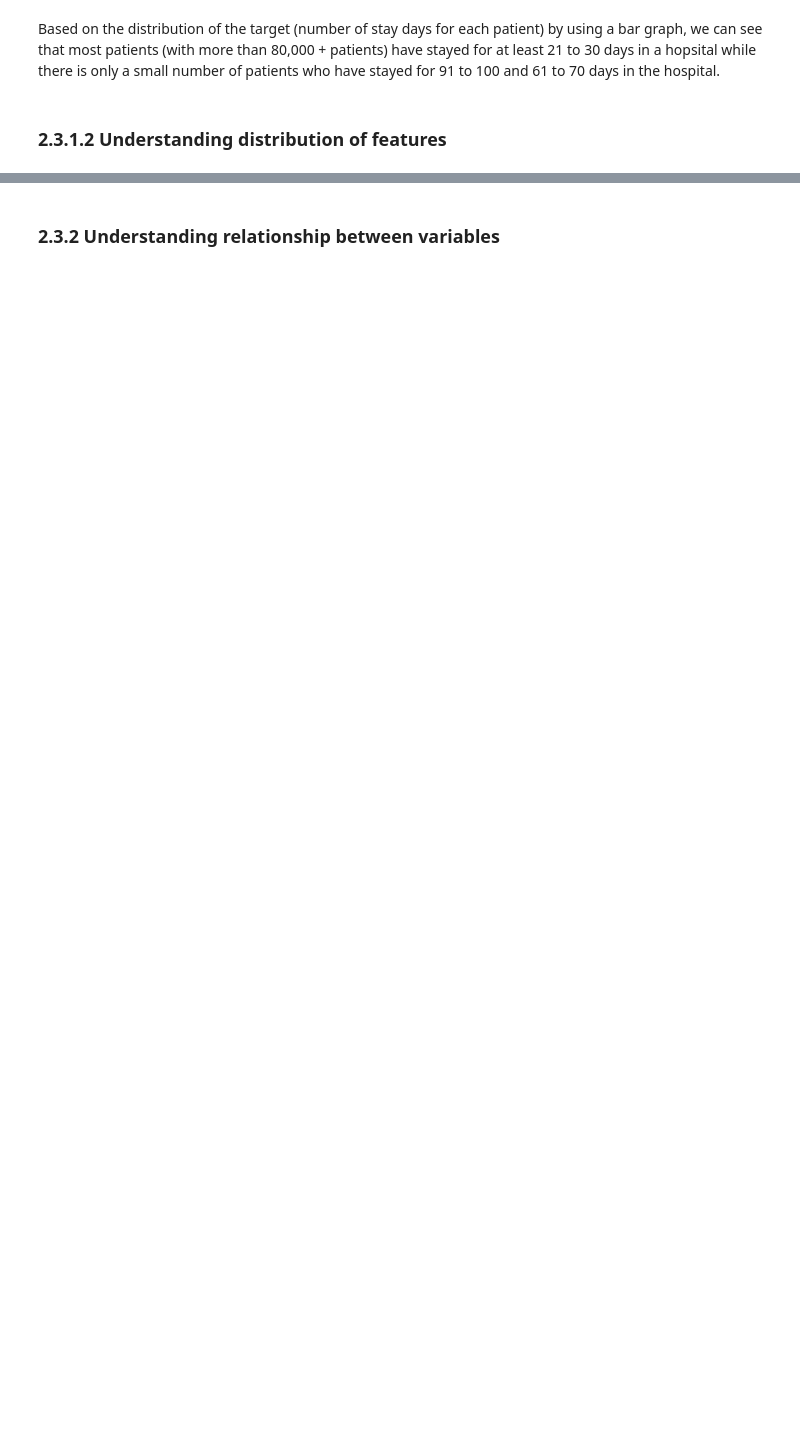
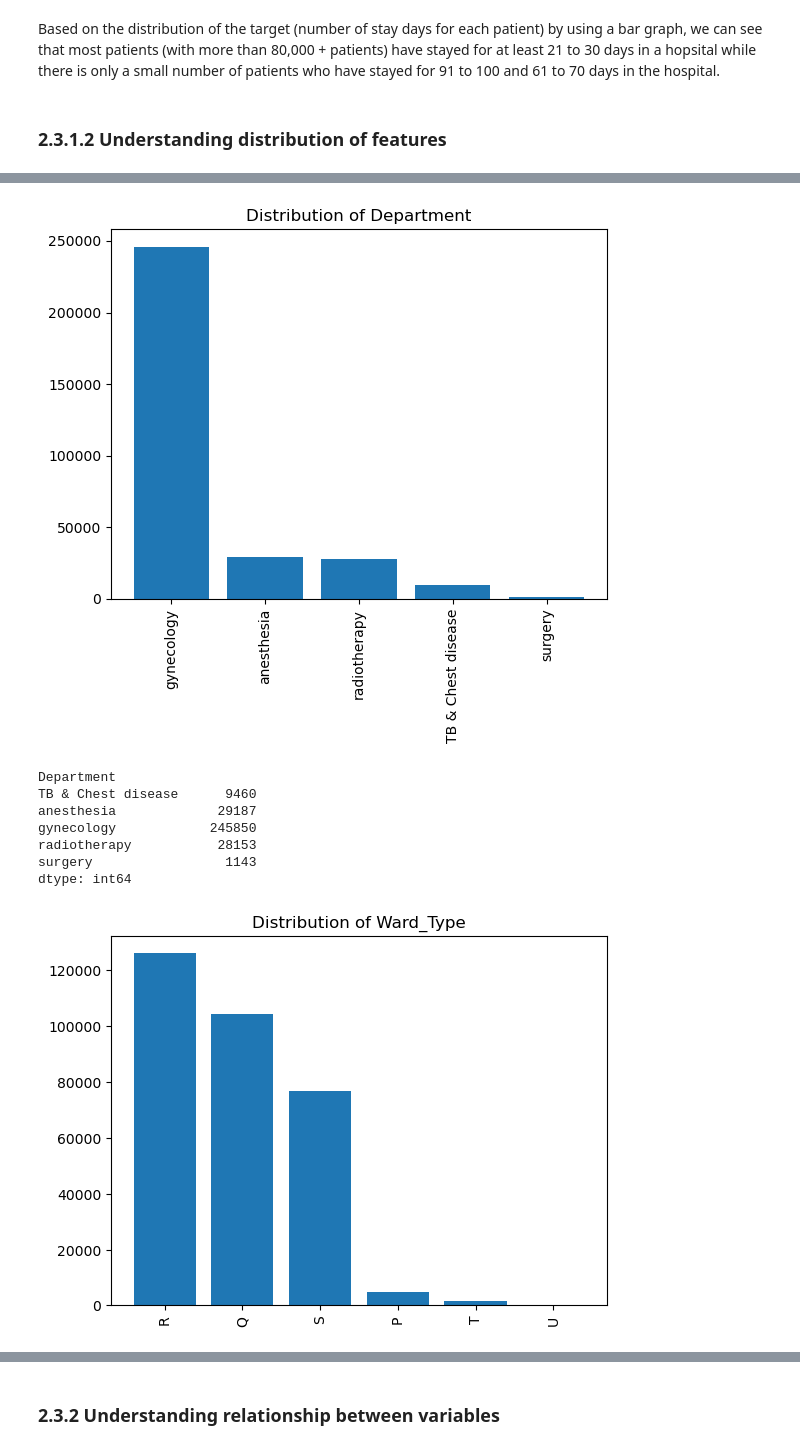
Before and after one commit to codex-Eso/Machine-Learning, a Jupyter notebook: Esmond_Submission_Code.ipynb, the cells around one changed output, grey strips where cells are left out. Cells and saved outputs as stored; diff of their text form; code cells hidden in the pictures; blank space fills up the shorter version.

```diff
--- a/Esmond_Submission_Code.ipynb
+++ b/Esmond_Submission_Code.ipynb
@@ -186,0 +298,4 @@ features
+# %%
+features = features.drop(['City_Code_Patient'], axis=1)
+features
+#after looking at the city_code_patient columns, I realized that is a lot of values I would have to one-hot encoding, which could affect memory cause my dataset quite large and it causes curse of dimensionality
@@ -186,0 +316,20 @@ features
+# %%
+for col in features.select_dtypes(include=['object']).columns:
+    cat_features = features[col]
+    get_cat_f = cat_features.value_counts() #get occurences of each unique value in all categorical columns
+    plt.xticks(rotation=90) #rotate labels for readability
+    plt.bar(get_cat_f.index, get_cat_f.values)
+    plt.title(f'Distribution of {col}')
+    plt.show()
+    #using groupby size to see smaller occurences such as Ward_Type U, surgery department
+    print(features.groupby([col]).size())
+# %% [output]
+[figure, added]
+Department
+TB & Chest disease      9460
+anesthesia             29187
+gynecology            245850
+radiotherapy           28153
+surgery                 1143
+dtype: int64
+[figure, added]
```
Also changed, not shown: parts of 13 cells of this notebook.
